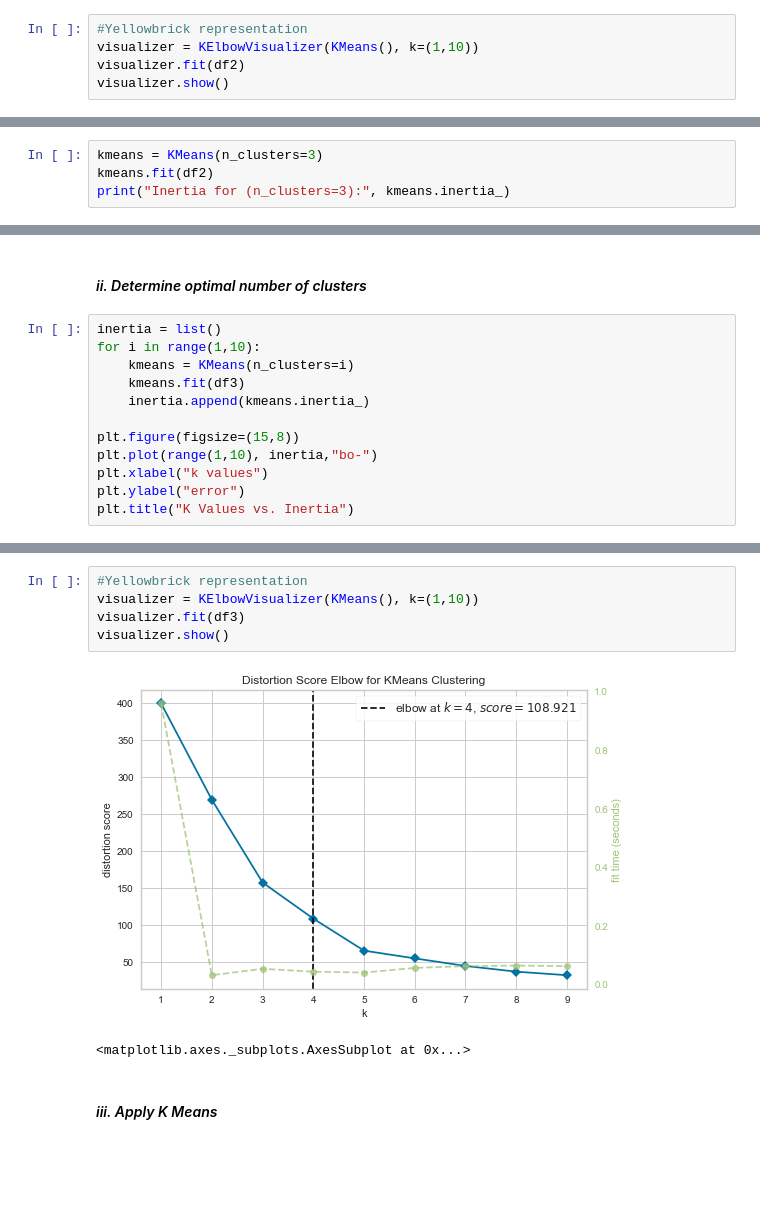
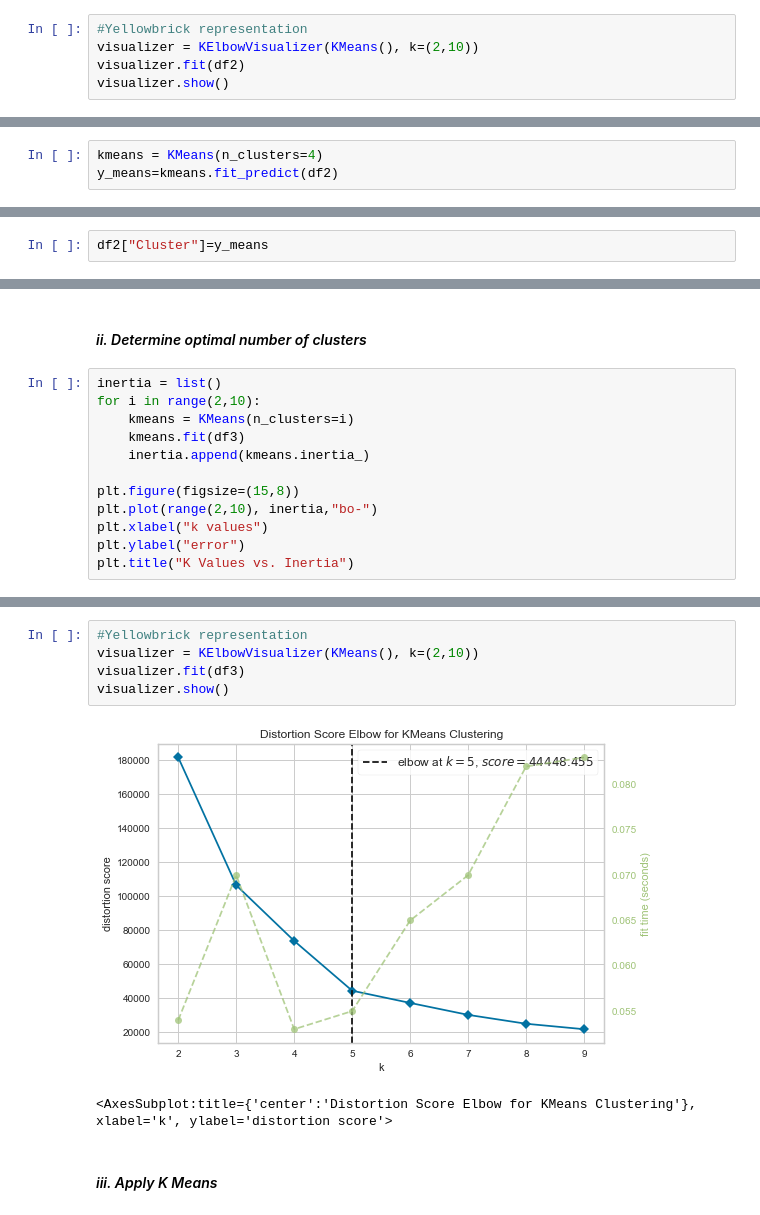
Before and after one commit to beambrandon/ML_Clustering_Analysis_Customer_Segmentation_Project, a Jupyter notebook: Clustering_analysis_Customer_Segmentation.ipynb, the cells around one changed output, grey strips where cells are left out. Cells and saved outputs as stored; diff of their text form; blank space fills up the shorter version.

```diff
--- a/Clustering_analysis_Customer_Segmentation.ipynb
+++ b/Clustering_analysis_Customer_Segmentation.ipynb
@@ -386,6 +442,6 @@ Text(0.5, 1.0, 'K Values vs. Inertia')
 # %%
 #Yellowbrick representation
-visualizer = KElbowVisualizer(KMeans(), k=(1,10))
+visualizer = KElbowVisualizer(KMeans(), k=(2,10))
 visualizer.fit(df2)
 visualizer.show()
 # %% [output]
@@ -394,6 +450,5 @@ visualizer.show()
 # %% [markdown]
 #### *iii. Apply K Means*
 # %%
-kmeans = KMeans(n_clusters=3)
-kmeans.fit(df2)
-print("Inertia for (n_clusters=3):", kmeans.inertia_)
+kmeans = KMeans(n_clusters=4)
+y_means=kmeans.fit_predict(df2)
@@ -401,0 +455,2 @@ Inertia for (n_clusters=3): 124.32628617921526
+# %%
+df2["Cluster"]=y_means
@@ -470,13 +550,13 @@ df3.head()
 #### *ii. Determine optimal number of clusters*
 # %%
 inertia = list()
-for i in range(1,10):
+for i in range(2,10):
     kmeans = KMeans(n_clusters=i)
     kmeans.fit(df3)
     inertia.append(kmeans.inertia_)
 
 plt.figure(figsize=(15,8))
-plt.plot(range(1,10), inertia,"bo-")
+plt.plot(range(2,10), inertia,"bo-")
 plt.xlabel("k values")
 plt.ylabel("error")
 plt.title("K Values vs. Inertia")
@@ -486,11 +566,11 @@ Text(0.5, 1.0, 'K Values vs. Inertia')
 # %%
 #Yellowbrick representation
-visualizer = KElbowVisualizer(KMeans(), k=(1,10))
+visualizer = KElbowVisualizer(KMeans(), k=(2,10))
 visualizer.fit(df3)
 visualizer.show()
 # %% [output]
-[figure, old version]
+[figure, new version]
-<matplotlib.axes._subplots.AxesSubplot at 0x...>
+<AxesSubplot:title={'center':'Distortion Score Elbow for KMeans Clustering'}, xlabel='k', ylabel='distortion score'>
 # %% [markdown]
 #### *iii. Apply K Means*
 # %%
```
Also changed, not shown: parts of 37 cells of this notebook.
